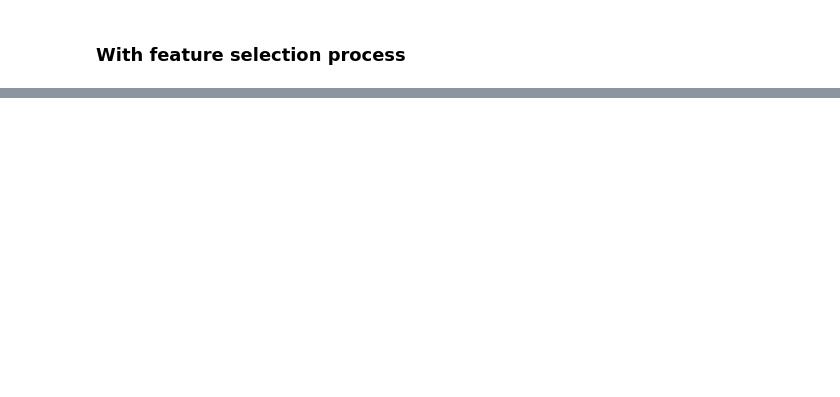
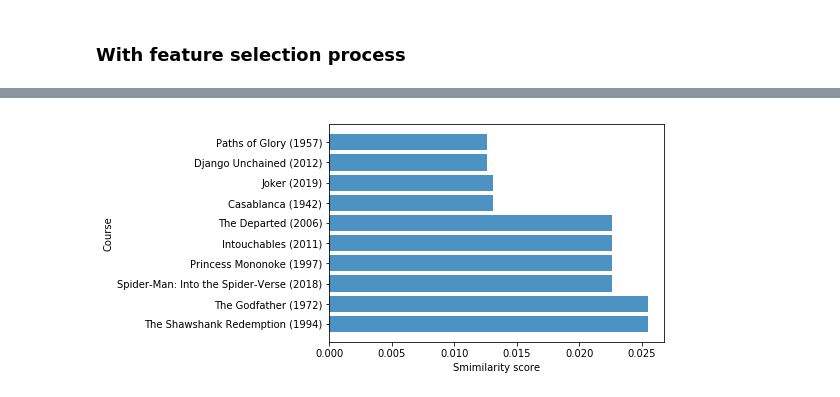
Before and after one commit to ChungYujoyce/Text-Mining, a Jupyter notebook: hw6/hw6.ipynb, the cells around one changed output, grey strips where cells are left out. Saved outputs shown, nothing was run; the diff lists cells and outputs as text; code cells hidden in the pictures; blank space fills up the shorter version.

```diff
--- a/hw6/hw6.ipynb
+++ b/hw6/hw6.ipynb
@@ -276,5 +323,10 @@ lem_and_porter = lemmatize_sentence(movies_porter)
 freq_dist = FreqDist(lem_and_porter)
 print(freq_dist.most_common(10))
 print("Before extract:",len(bag_words))
-print("After extract:",len(new_tokens))
-print(len(lem_and_porter))
+print("After extract:",len(lem_and_porter))
+
+top1500words = []
+count = []
+# get 5000 top frequent words
+for words, count in freq_dist.most_common(1500):
+    top1500words.append(words)
@@ -281,13 +337,14 @@ print(len(lem_and_porter))
 # %%
 #calculate idf for every word in bag_words
-file = open("time_result.txt","a")#write mode
+
 now = datetime.now()
-start = now.strftime("%H:%M:%S")
+current_time = now.strftime("%H:%M:%S")
+start = time.time()
 file.write("\n-------------------With feature selection--------------------")
-print("Start tfidf processing at", start)
-file.write("\nStart tfidf processing at "+ str(start))
-
-new_tokens = set(lem_and_porter)
+print("Start tfidf processing at", current_time)
+file.write("\nStart tfidf processing at "+ str(current_time))
+#new_tokens = set(lem_and_porter)
+new_tokens = set(top1500words)
 bag_words_idf={}
 bag_words_len = len(new_tokens)
 bag_word_10 = round(bag_words_len/10,0)
@@ -331,11 +406,12 @@ file.close()
 # %%
 data = cosine_sim_top10
 plt.barh(range(len(data)), list(data.values()), align='center', alpha=0.8)
 plt.yticks(range(len(data)), list(data.keys())) # label for y axis
 plt.xlabel('Smimilarity score')
 plt.ylabel('Course')
 
 # save graph
-path = r"C:\Users\USER\Desktop\Text-Mining\hw6"
 plt.savefig(path+"\\barchart_with_Feature_Selection.png", bbox_inches='tight', dpi=600)
 plt.show()
+# %% [output]
+[figure, added]
```
Also changed, not shown: parts of 14 cells of this notebook, 3 other files.
